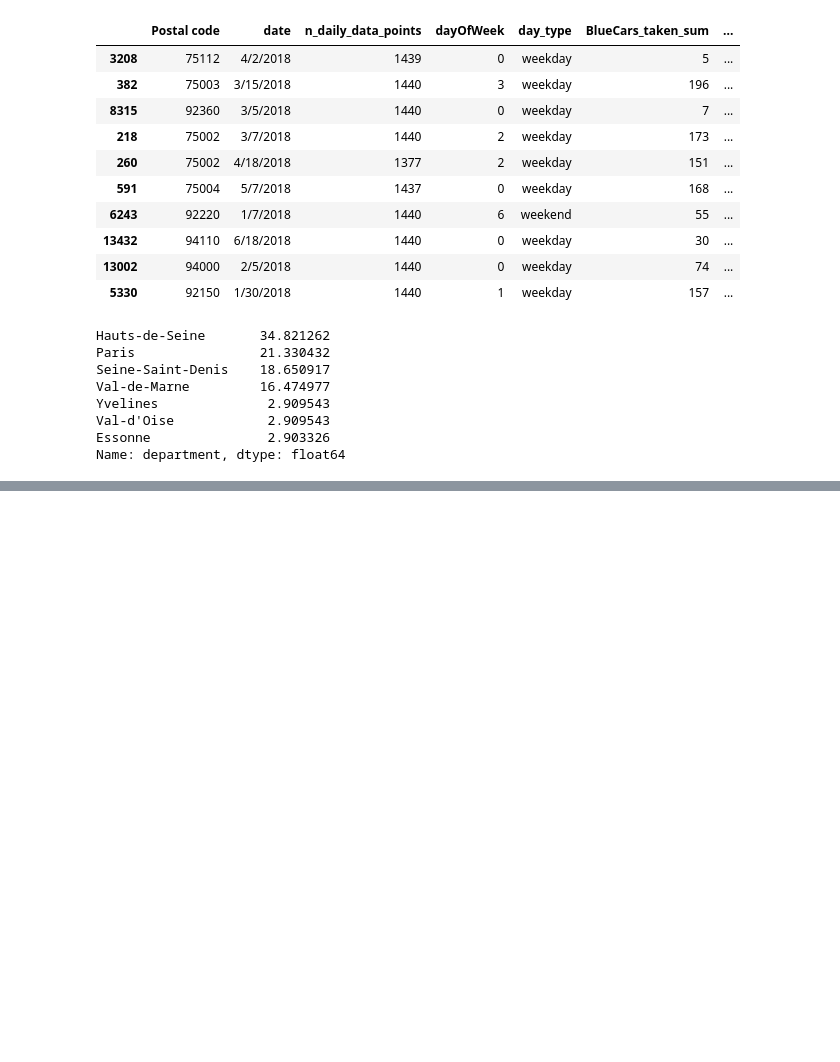
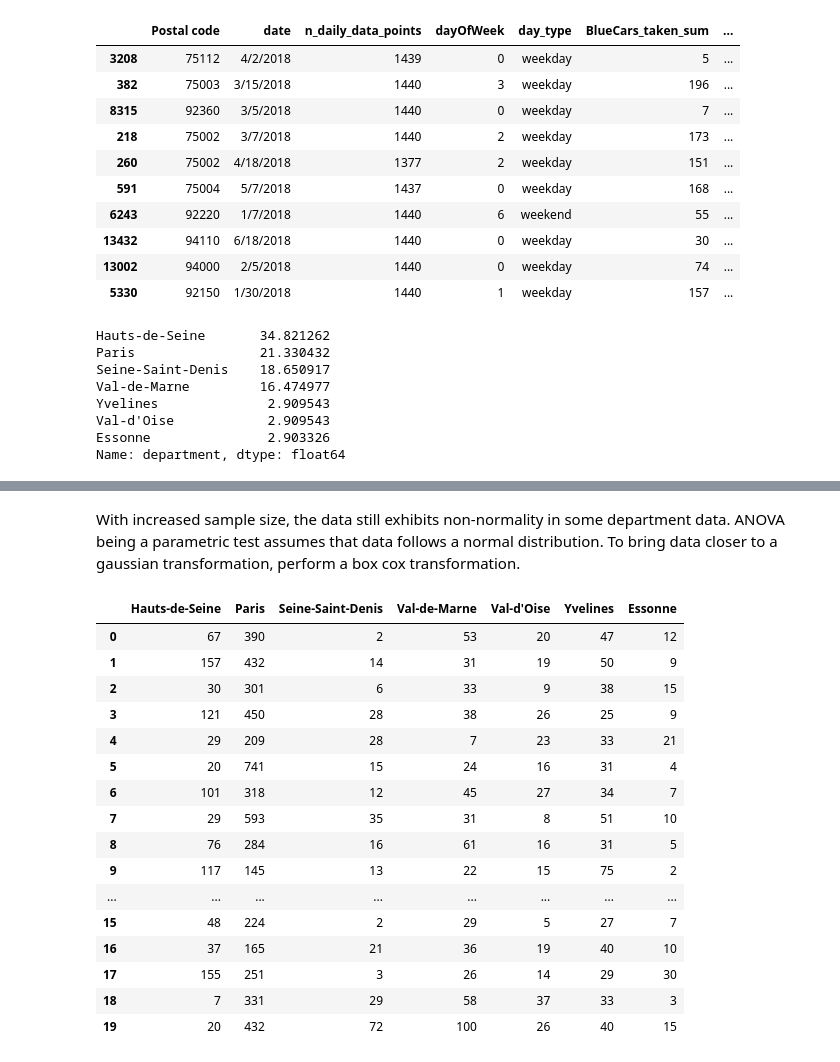
Before and after one commit to EllieMwangi/Hypothesis-Testing, a Jupyter notebook: Hypothesis_Testing.ipynb, the cells around one changed output, grey strips where cells are left out. Cells and saved outputs as stored; diff of their text form; code cells hidden in the pictures; blank space fills up the shorter version.

```diff
--- a/Hypothesis_Testing.ipynb
+++ b/Hypothesis_Testing.ipynb
@@ -414,0 +538,22 @@ strat_output
+# %% [markdown]
+With increased sample size, the data still exhibits non-normality in some department data. ANOVA being a parametric test assumes that data follows a normal distribution. To bring data closer to a gaussian transformation, perform a box cox transformation.
+# %%
+sample2_dept_data
+# %% [output]
+|  | Hauts-de-Seine | Paris | Seine-Saint-Denis | Val-de-Marne | Val-d'Oise | Yvelines | Essonne |
+| 0 | 67 | 390 | 2 | 53 | 20 | 47 | 12 |
+| 1 | 157 | 432 | 14 | 31 | 19 | 50 | 9 |
+| 2 | 30 | 301 | 6 | 33 | 9 | 38 | 15 |
+| 3 | 121 | 450 | 28 | 38 | 26 | 25 | 9 |
+| 4 | 29 | 209 | 28 | 7 | 23 | 33 | 21 |
+| 5 | 20 | 741 | 15 | 24 | 16 | 31 | 4 |
+| 6 | 101 | 318 | 12 | 45 | 27 | 34 | 7 |
+| 7 | 29 | 593 | 35 | 31 | 8 | 51 | 10 |
+| 8 | 76 | 284 | 16 | 61 | 16 | 31 | 5 |
+| 9 | 117 | 145 | 13 | 22 | 15 | 75 | 2 |
+| ... | ... | ... | ... | ... | ... | ... | ... |
+| 15 | 48 | 224 | 2 | 29 | 5 | 27 | 7 |
+| 16 | 37 | 165 | 21 | 36 | 19 | 40 | 10 |
+| 17 | 155 | 251 | 3 | 26 | 14 | 29 | 30 |
+| 18 | 7 | 331 | 29 | 58 | 37 | 33 | 3 |
+| 19 | 20 | 432 | 72 | 100 | 26 | 40 | 15 |
```
Also changed, not shown: parts of 25 cells of this notebook.
